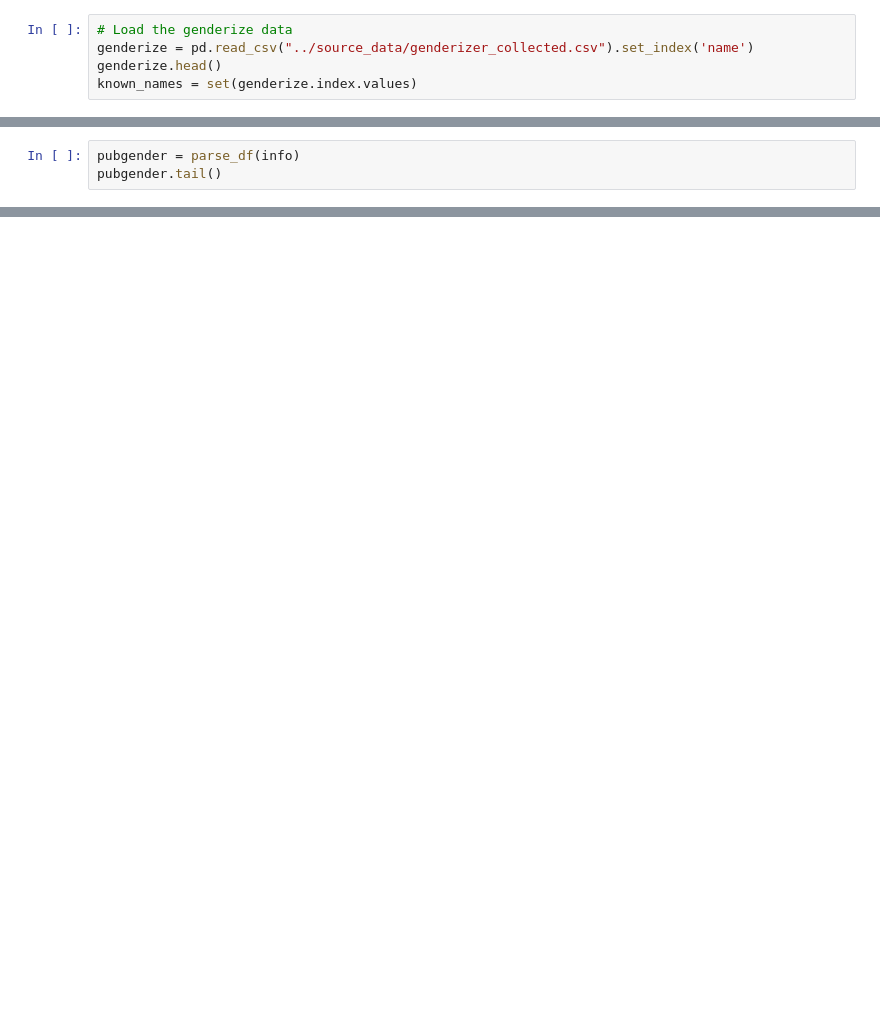
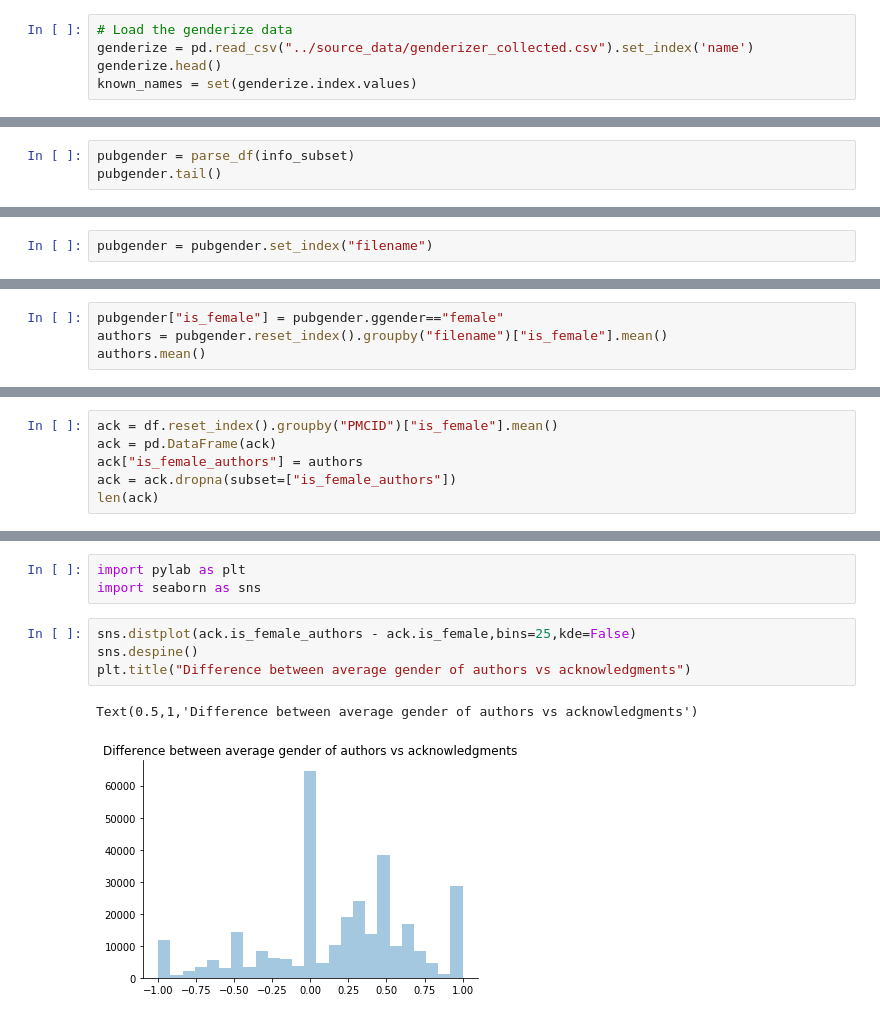
Before and after one commit to NCBI-Hackathons/Hidden-Figures, a Jupyter notebook: gender_analysis/Gender_counts.ipynb, the cells around one changed output, grey strips where cells are left out. Saved outputs shown, nothing was run; the diff lists cells and outputs as text; blank space fills up the shorter version.

Commit message:
End of day gender counts

```diff
--- a/gender_analysis/Gender_counts.ipynb
+++ b/gender_analysis/Gender_counts.ipynb
@@ -121,3 +165,3 @@ info = info.rename(columns={"Author First Name":"Names","PMCID":"filename"}).set
 # %%
-pubgender = parse_df(info)
+pubgender = parse_df(info_subset)
 pubgender.tail()
@@ -130,0 +175,2 @@ a
+# %%
+pubgender = pubgender.set_index("filename")
@@ -130,0 +197,4 @@ a
+# %%
+pubgender["is_female"] = pubgender.ggender=="female"
+authors = pubgender.reset_index().groupby("filename")["is_female"].mean()
+authors.mean()
@@ -130,0 +203,6 @@ a
+# %%
+ack = df.reset_index().groupby("PMCID")["is_female"].mean()
+ack = pd.DataFrame(ack)
+ack["is_female_authors"] = authors
+ack = ack.dropna(subset=["is_female_authors"])
+len(ack)
@@ -130,0 +223,10 @@ a
+# %%
+import pylab as plt
+import seaborn as sns
+# %%
+sns.distplot(ack.is_female_authors - ack.is_female,bins=25,kde=False)
+sns.despine()
+plt.title("Difference between average gender of authors vs acknowledgments")
+# %% [output]
+Text(0.5,1,'Difference between average gender of authors vs acknowledgments')
+[figure, added]
```
Also changed, not shown: parts of 27 cells of this notebook.
